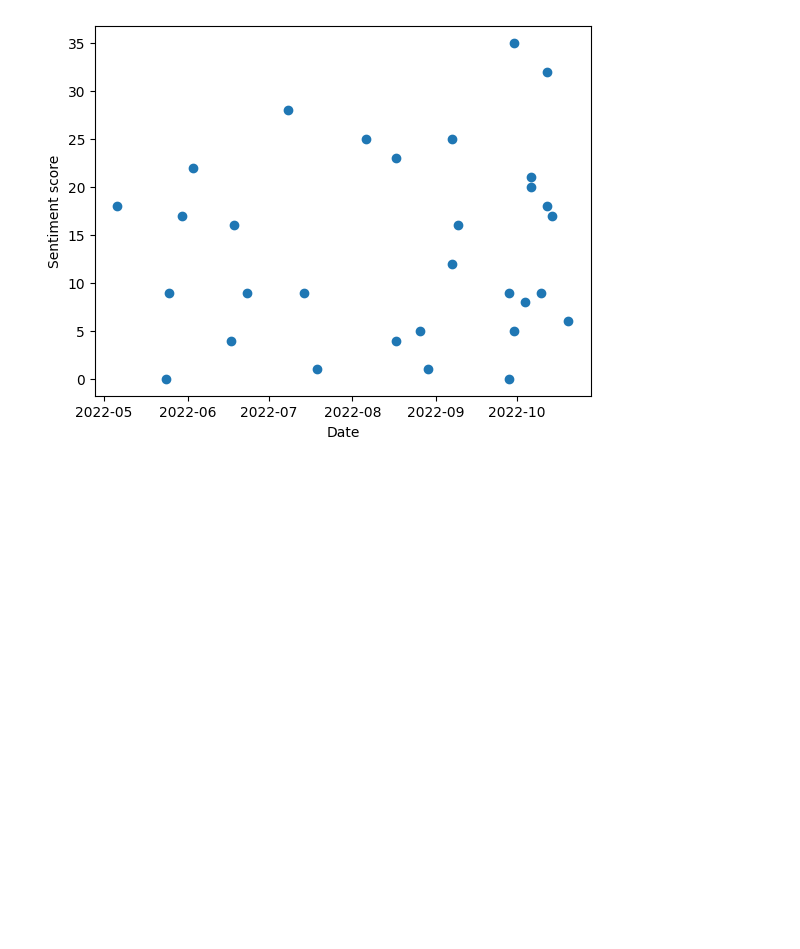
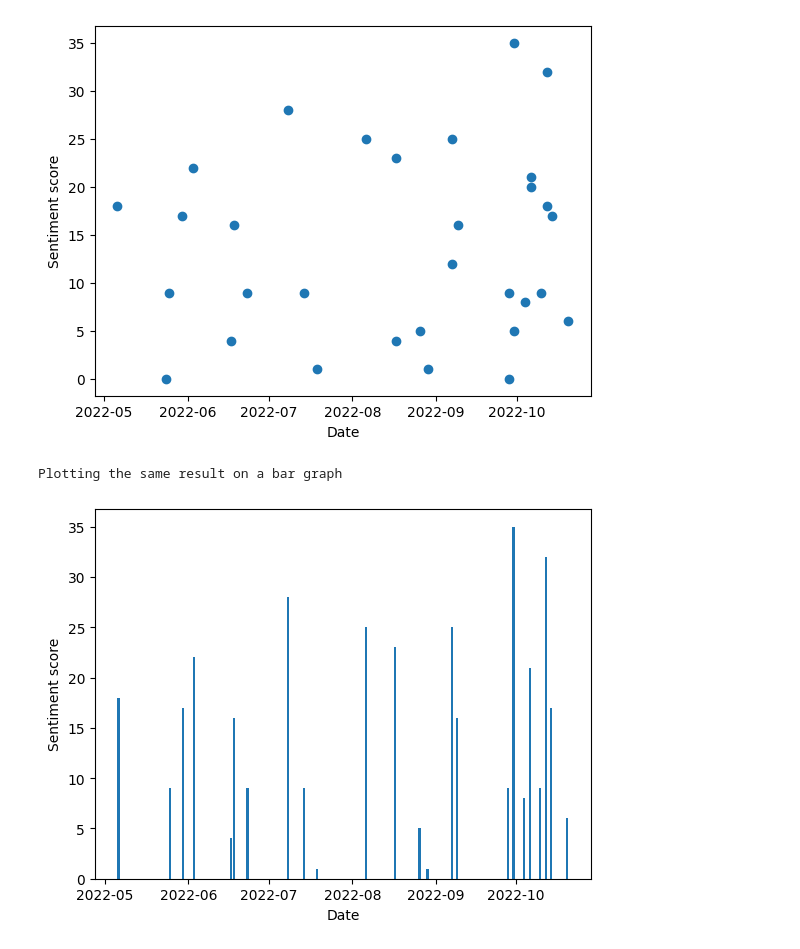
Before and after one commit to Denisfench/fed_web_scraping, a Jupyter notebook: fed_web_scraping.ipynb, the cells around one changed output. Cells and saved outputs as stored; diff of their text form; code cells hidden in the pictures; blank space fills up the shorter version.

Commit message:
adding a bar graph

```diff
--- a/fed_web_scraping.ipynb
+++ b/fed_web_scraping.ipynb
@@ -241,5 +241,15 @@ plt.show()
 # %% [output]
 Plotting the result
 [figure]
+# %%
+print("Plotting the same result on a bar graph")
+
+plt.bar(speech_dates, speech_sentiments, linewidth=10.0)
+plt.xlabel("Date")
+plt.ylabel("Sentiment score")
+plt.show()
+# %% [output]
+Plotting the same result on a bar graph
+[figure, added]
 # %%
 print("Plotting speech wordcloud for the past 3 month")
```
